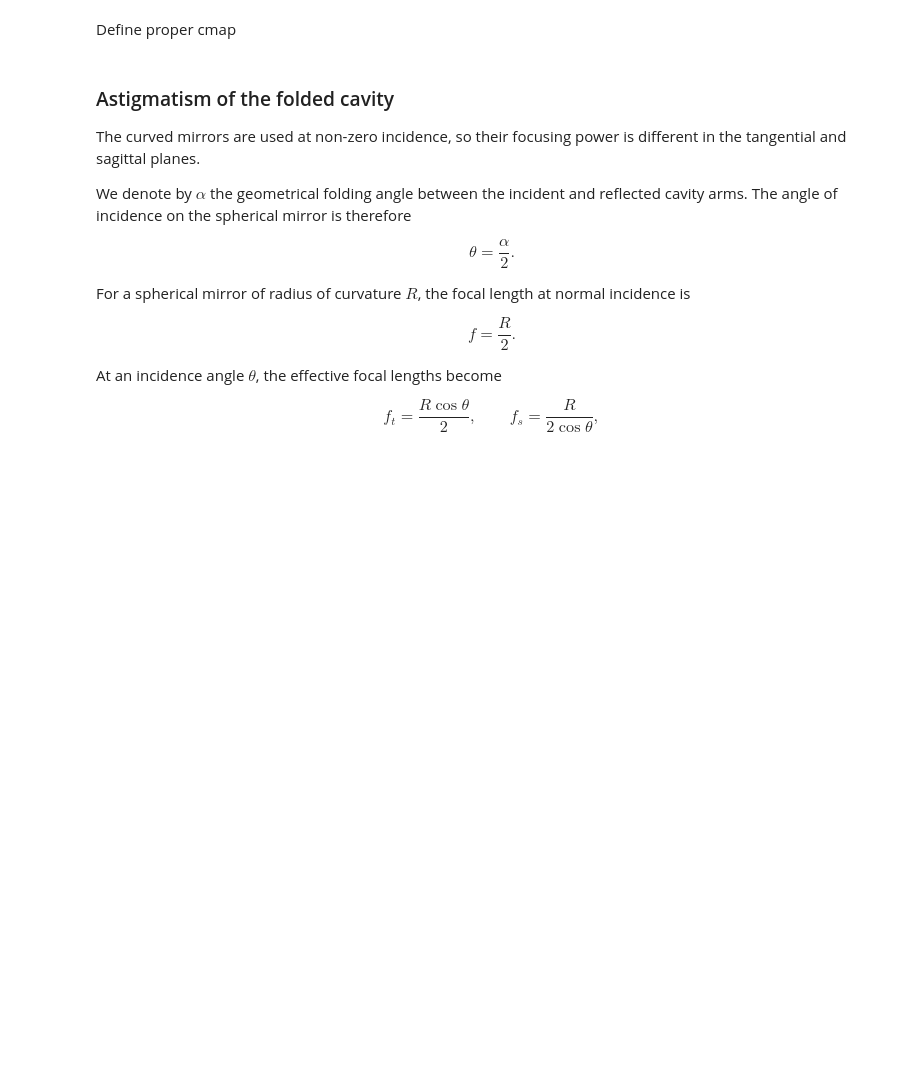
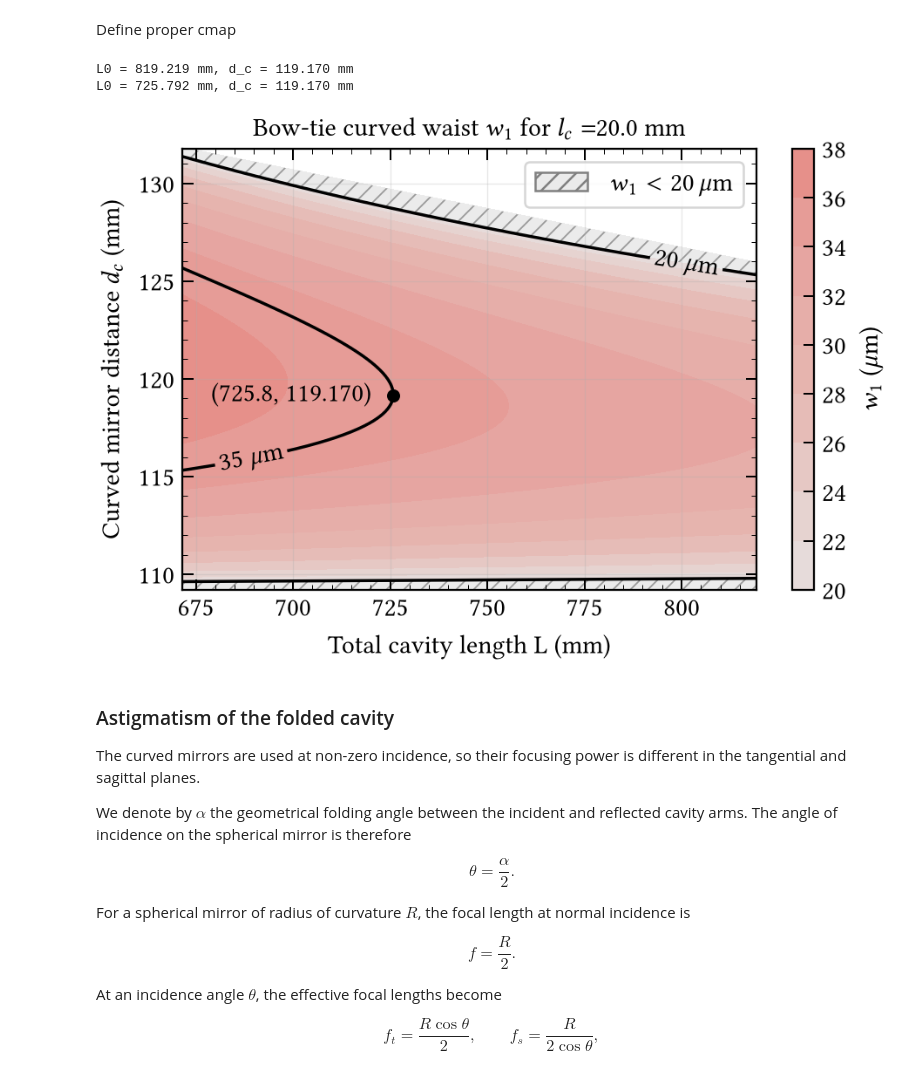
Before and after one commit to eq15t-panda/PANDASimulation, a Jupyter notebook: cavity/cavity.ipynb, the cells around one changed output. Saved outputs shown, nothing was run; the diff lists cells and outputs as text; code cells hidden in the pictures; blank space fills up the shorter version.

```diff
--- a/cavity/cavity.ipynb
+++ b/cavity/cavity.ipynb
@@ -557,6 +579,16 @@ CS = ax.tricontour(
     colors="black",
     linewidths=1.4
 )
+
+# Save contour coordinates for later cells
+contours = {}
+
+for waist, segs in zip(levels, CS.allsegs):
+    contours[waist] = [
+        (seg[:, 1], seg[:, 0])   # (dc, L0)
+        for seg in segs
+        if len(seg) > 0
+    ]
 
 ax.set_xlabel("Total cavity length L (mm)")
 ax.set_ylabel(r"Curved mirror distance $d_c$ (mm)")
@@ -657,7 +689,8 @@ for level, segs in zip(levels, CS.allsegs):
     seg = max(segs, key=lambda s: s[:, 0].max())
     idx = np.argmax(seg[:, 0])
     x_tip, y_tip = seg[idx]
-    L0, d_c = seg[idx]
+    L0, dc = seg[idx]
+    print(f"L0 = {L0:.3f} mm, d_c = {d_c:.3f} mm")
 
 
     if x_tip > xmax - edge_tol:
@@ -690,33 +723,37 @@ for level, segs in zip(levels, CS.allsegs):
     if bbox_data.x1 > xmax or bbox_data.x0 < xmin:
         txt.remove()
         xoff, ha = (push_pos, "left") if ha == "right" else (-push_pos, "right")
         txt, bbox_data = place(xoff, ha)
 
 texts = ax.clabel(
     CS,
     inline=True,
     fmt=r"%d $\mu$m",
     manual=label_positions
 )
 
 for txt in texts:
     txt.set_color("black")
 
 cutoff_patch = Patch(
     facecolor="0.92",
     edgecolor="0.5",
     hatch="///",
     label=rf"$w_1 < {visual_cutoff}\,\mu$m"
 )
 
 ax.legend(
     handles=[cutoff_patch],
     loc="upper right",
     frameon=True
 )
 
 # plt.tight_layout()
 plt.show()
+# %% [output]
+L0 = 819.219 mm, d_c = 119.170 mm
+L0 = 725.792 mm, d_c = 119.170 mm
+[figure, added]
 # %%
 fig.savefig("./figure/" + f"coupler_{selected_coupler:.0f}_stable_cavity.svg", dpi=300)
 # %% [markdown]
```
Also changed, not shown: parts of 15 cells of this notebook.
